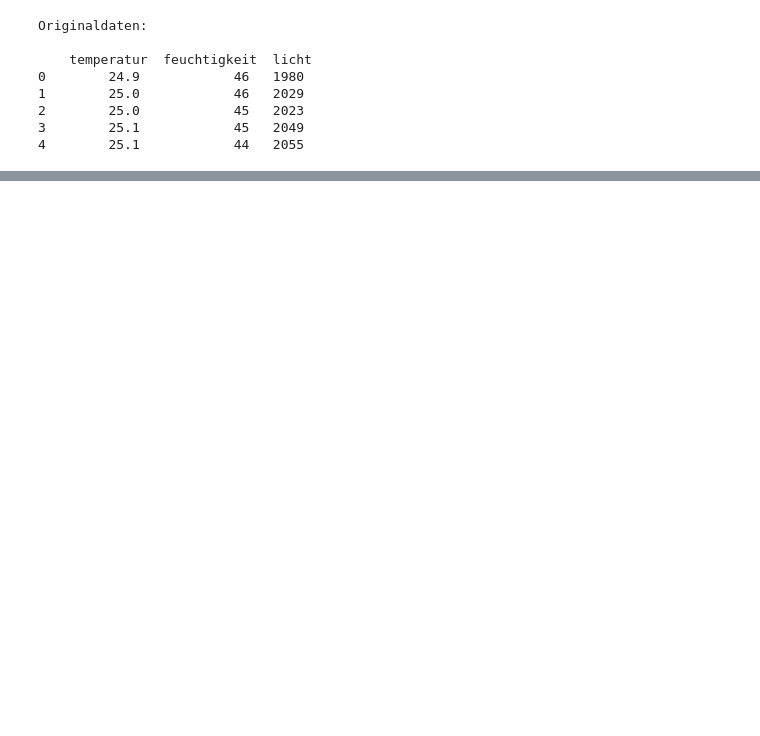
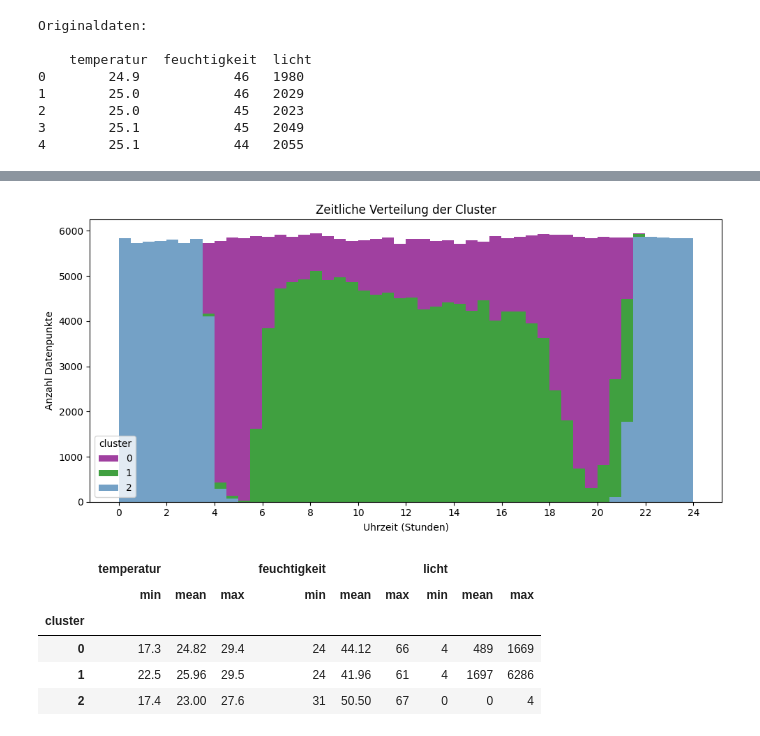
Before and after one commit to fpetrelli/Sensor-Netzwerke-Modul, a Jupyter notebook: data_gmm.ipynb, the cells around one changed output, grey strips where cells are left out. Drawn from its saved outputs; the diff is of its cells as text; code cells hidden in the pictures; blank space fills up the shorter version.

```diff
--- a/data_gmm.ipynb
+++ b/data_gmm.ipynb
@@ -97,0 +130,22 @@ plots(df_clustered,
+# %%
+cluster_stats = df_clustered.groupby('cluster')[['temperatur', 'feuchtigkeit', 'licht']].agg(['min','mean', 'max'])
+
+
+plot_hours(df_clustered,
+           cluster_col='cluster',
+           time_col='zeit',
+           cluster_colors=cluster_colors)
+
+cluster_stats[('temperatur', 'mean')] = cluster_stats[('temperatur', 'mean')].round(2)
+cluster_stats[('feuchtigkeit', 'mean')] = cluster_stats[('feuchtigkeit', 'mean')].round(2)
+cluster_stats[('licht', 'mean')] = cluster_stats[('licht', 'mean')].round(0).astype(int)
+
+cluster_stats
+# %% [output]
+[figure, added]
+|  | temperatur |  |  | feuchtigkeit |  |  | licht |  |  |
+|  | min | mean | max | min | mean | max | min | mean | max |
+| cluster |  |  |  |  |  |  |  |  |  |
+| 0 | 17.3 | 24.82 | 29.4 | 24 | 44.12 | 66 | 4 | 489 | 1669 |
+| 1 | 22.5 | 25.96 | 29.5 | 24 | 41.96 | 61 | 4 | 1697 | 6286 |
+| 2 | 17.4 | 23.00 | 27.6 | 31 | 50.50 | 67 | 0 | 0 | 4 |
```
Also changed, not shown: parts of 16 cells of this notebook, 1 other file.
